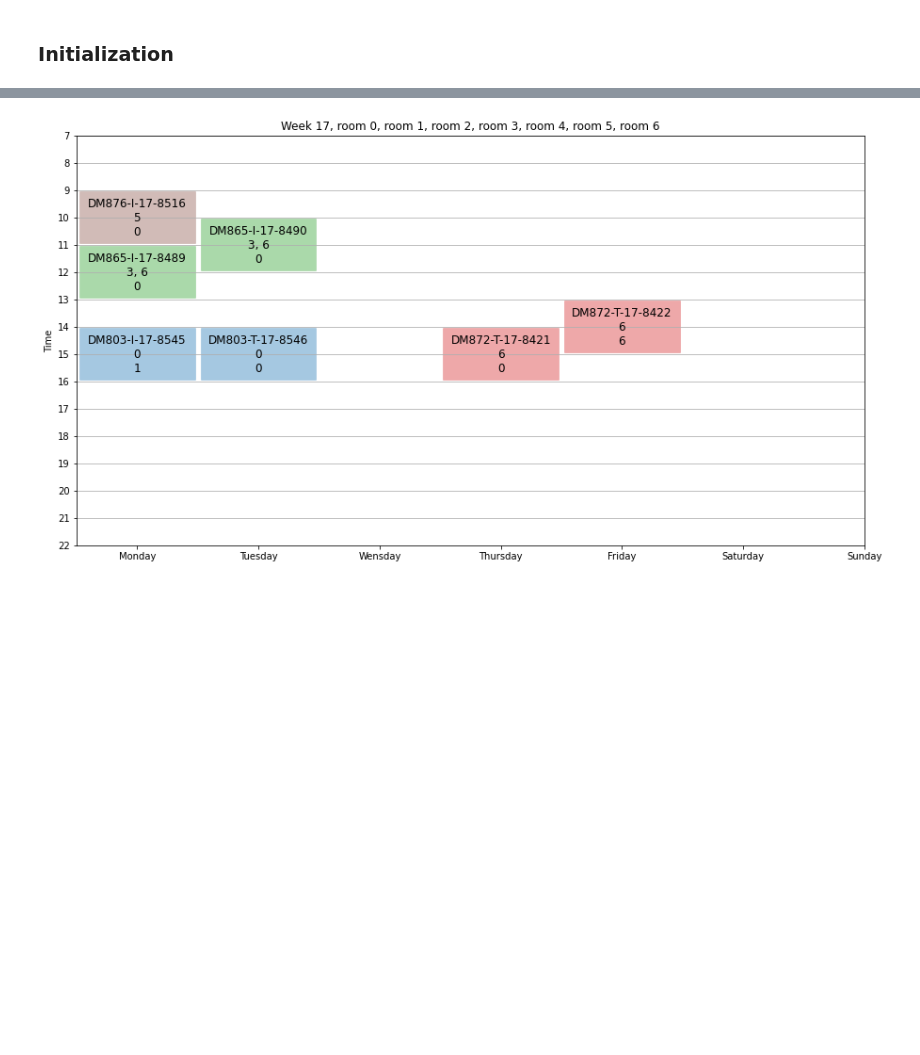
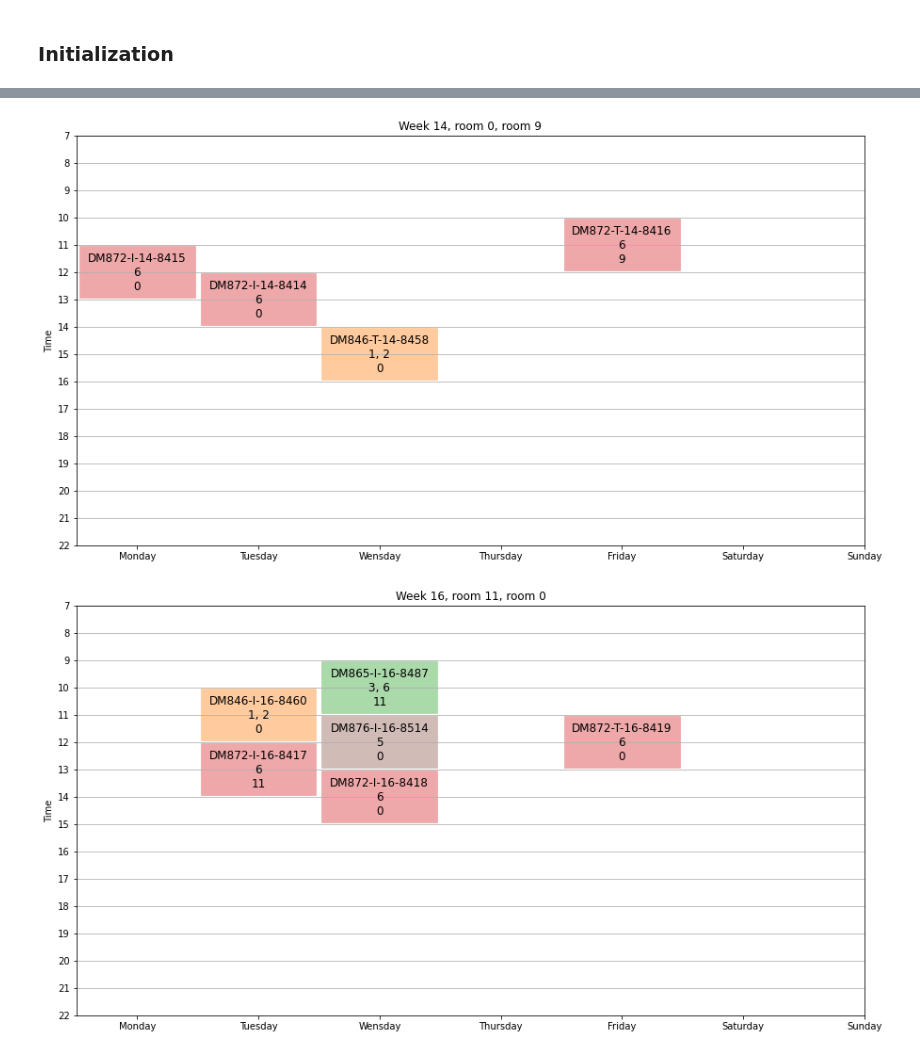
Before and after one commit to ValdemarGr/mathematical-opt-exercises, a Jupyter notebook: assignment-1/assignment.ipynb, the cells around one changed output, grey strips where cells are left out. Saved outputs shown, nothing was run; the diff lists cells and outputs as text; code cells hidden in the pictures; blank space fills up the shorter version.

```diff
--- a/assignment-1/assignment.ipynb
+++ b/assignment-1/assignment.ipynb
@@ -38,7 +38,7 @@ def plotDay(timeslots):
 
     plt.show()
 
-def plotWeek(timeslotDays, dayStartAndEnd = None, title = None):
+def plotWeek(timeslotDays, dayStartAndEnd = None, title = None, doSave=False):
     width = 15
     height = 8
     weekdays = 7
@@ -87,6 +87,9 @@ def plotWeek(timeslotDays, dayStartAndEnd = None, title = None):
     else:
         ax.set_title("Week")
 
+    if doSave:
+        plt.savefig("images/" + str(datetime.time(datetime.now())) + '.png')
+
     plt.show()
 # %%
 slots1 = [Timeslot(0, 4, "salmon", "work"), Timeslot(4, 7, "Blue", "work"), Timeslot(7, 8, "Green", "work")]
@@ -192,7 +195,7 @@ import time
 from datetime import datetime
 import itertools
 
-dataImporter = imp.Data("data/medium")
+dataImporter = imp.Data("data/small")
 
 slots = dataImporter.slots
 banned = dataImporter.banned
@@ -664,3 +667,8 @@ model, result = solveModel(modelDataMapping, debug=True)
+# %%
+import cloudpickle
+
+with open('ttmilp_model.pkl', mode='rb') as file:
+    model = cloudpickle.load(file)
 # %%
 import matplotlib.colors as mcolors
 
@@ -673,7 +681,7 @@ for i, k in enumerate(events):
 
 dayStart = 8
 
-def plotFor(week, rooms, withBadSlots = False):
+def plotFor(week, rooms, withBadSlots = False, doSave=False):
     timeslots = [ [] for i in range(7) ]
 
     # plot data
@@ -682,38 +690,54 @@ def plotFor(week, rooms, withBadSlots = False):
             for (h, d, w) in modelDataMapping.P:
                 if w != week:
                     continue
 
                 s = set(modelDataMapping.B[r])
 
                 namedEvent = modelDataMapping.namedEvents[e]
 
                 value = po.value(model.x[e,r,h,d,w])
 
                 if value != 0:
                     color = color_map[namedEvent[0]]
 
                     teachersThatCanTeachThis = [str(teacherIdx) for teacherIdx in modelDataMapping.courseIdToTeacherMapping[e]]
 
                     timeslots[d].append(Timeslot(h + dayStart, h + dayStart + namedEvent[1]["duration"], color, namedEvent[1]["id"] + "\n" + ", ".join(teachersThatCanTeachThis) + "\n" + str(r)))
 
                 if withBadSlots:
                     if (h, d, w) in s:
                         timeslots[d].append(Timeslot(h + dayStart, h + dayStart + 1, "red", ""))
                         continue
 
     roomStr = ", room ".join(list(map(lambda x: str(x), rooms)))
 
-    plotWeek(timeslots, (7, 22), "Week " + str(week) + ", room " + roomStr)
+    plotWeek(timeslots, (7, 22), "Week " + str(week) + ", room " + roomStr, doSave=doSave)
 
 
-for e in [3,2]:#modelDataMapping.E[:10]:
+dm872 = list(filter(lambda x: x[1][0] == "DM872", enumerate(modelDataMapping.namedEvents)))
+
+wrpair = []
+
+for idx, (course, event) in dm872:
     for r in modelDataMapping.R:
-        for p in modelDataMapping.P:
-            if po.value(model.x[e,r,p]) == 1:
-                pass
-                #plotFor(week=p[2],room=r)
+        for (h,d,w) in modelDataMapping.P:
+            if po.value(model.x[idx,r,h,d,w]) == 1:
+                wrpair.append((w,r))
 
-plotFor(week=17, rooms=[0,1,2,3,4,5,6])
+from itertools import groupby
+from operator import itemgetter
+sortkeyfn = itemgetter(0)
+
+lst = list(set(wrpair))
+
+dct = {}
+
+for w, r in lst:
+    dct.setdefault(w, []).append(r)
+
+for w,rs in sorted(dct.items(), key=lambda x: x[0]):
+    plotFor(week=w, rooms=rs, doSave = True)
 #print(po.value(model.delta[(0,0)]))
 # %% [output]
-[figure, old version]
+[figure, new version]
+[figure, added]
```
Also changed, not shown: parts of 3 cells of this notebook, 5 other files.
